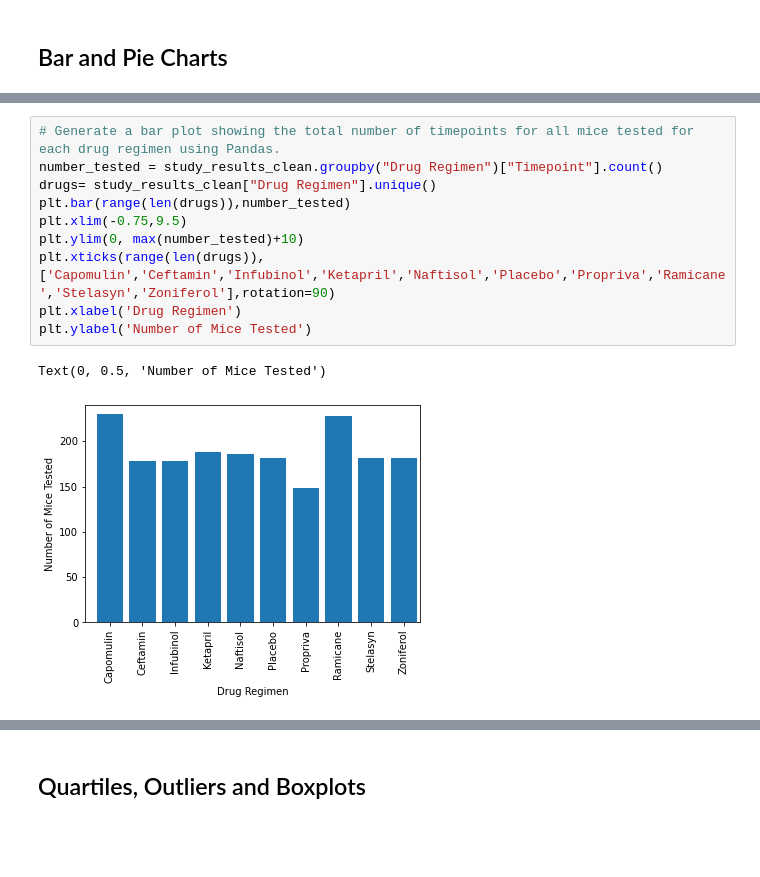
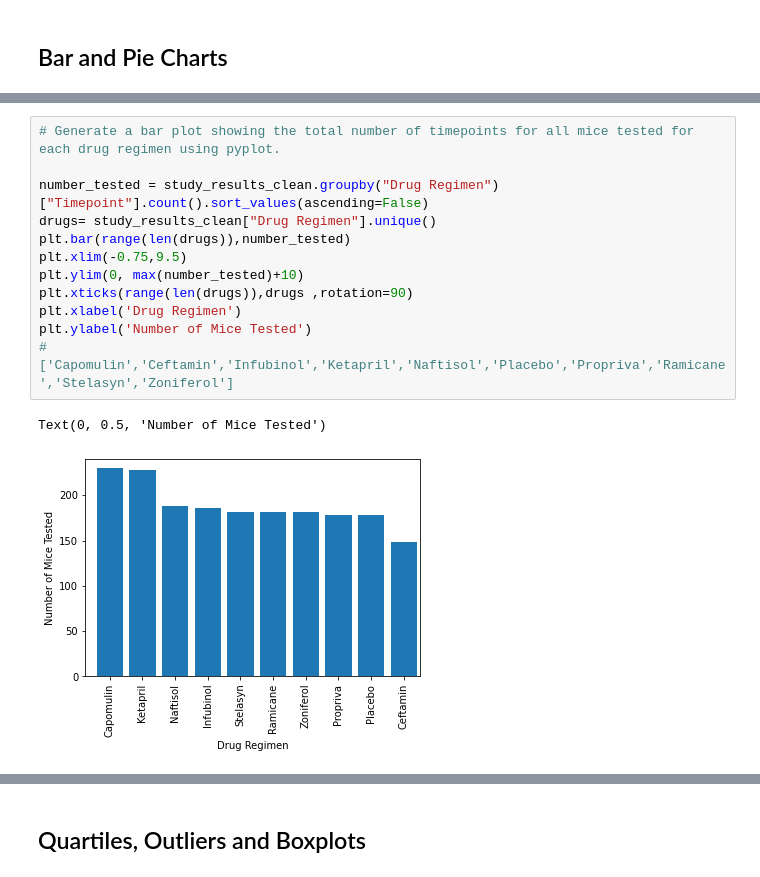
Before and after one commit to AdamTuor/matplotlib-challenge, a Jupyter notebook: Pymaceuticals/pymaceuticals_starter.ipynb, the cells around one changed output, grey strips where cells are left out. Saved outputs shown, nothing was run; the diff lists cells and outputs as text; blank space fills up the shorter version.

```diff
--- a/Pymaceuticals/pymaceuticals_starter.ipynb
+++ b/Pymaceuticals/pymaceuticals_starter.ipynb
@@ -131,13 +141,15 @@ array(['Capomulin', 'Ketapril', 'Naftisol', 'Infubinol', 'Stelasyn',
 # %%
-# Generate a bar plot showing the total number of timepoints for all mice tested for each drug regimen using Pandas.
-number_tested = study_results_clean.groupby("Drug Regimen")["Timepoint"].count()
+# Generate a bar plot showing the total number of timepoints for all mice tested for each drug regimen using pyplot.
+
+number_tested = study_results_clean.groupby("Drug Regimen")["Timepoint"].count().sort_values(ascending=False)
 drugs= study_results_clean["Drug Regimen"].unique()
 plt.bar(range(len(drugs)),number_tested)
 plt.xlim(-0.75,9.5)
 plt.ylim(0, max(number_tested)+10)
-plt.xticks(range(len(drugs)), ['Capomulin','Ceftamin','Infubinol','Ketapril','Naftisol','Placebo','Propriva','Ramicane','Stelasyn','Zoniferol'],rotation=90)
+plt.xticks(range(len(drugs)),drugs ,rotation=90)
 plt.xlabel('Drug Regimen')
 plt.ylabel('Number of Mice Tested')
+#['Capomulin','Ceftamin','Infubinol','Ketapril','Naftisol','Placebo','Propriva','Ramicane','Stelasyn','Zoniferol']
 # %% [output]
 Text(0, 0.5, 'Number of Mice Tested')
-[figure, old version]
+[figure, new version]
```
Also changed, not shown: parts of 9 cells of this notebook.
